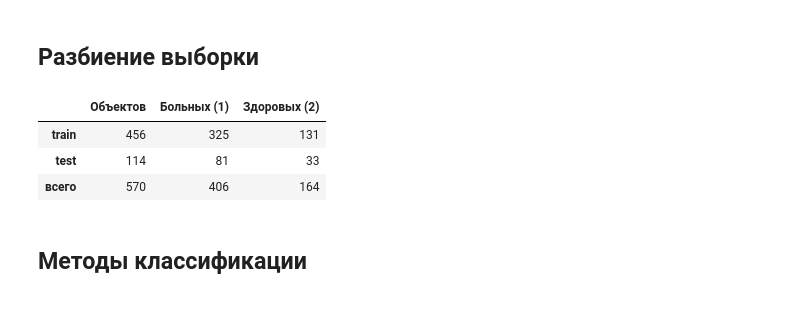
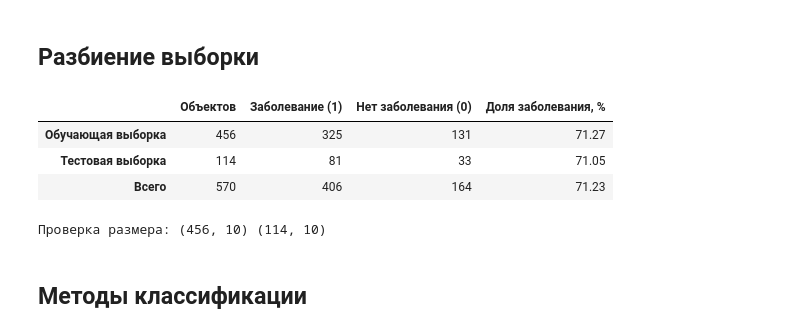
Before and after one commit to violllin/lab2_classification, a Jupyter notebook: lab2.ipynb, the cells around one changed output. Drawn from its saved outputs; the diff is of its cells as text; code cells hidden in the pictures.

```diff
--- a/lab2.ipynb
+++ b/lab2.ipynb
@@ -198,22 +276,25 @@ data['Gender'] = (data['Gender'] == 'Male').astype(int)
 # %% [markdown]
 ## Разбиение выборки
 # %%
-X = data.drop(columns='target')
-y = data['target']
+X_train, X_test, y_train, y_test = train_test_split(
+    X, y, test_size=0.20, random_state=SEED, stratify=y
+)
 
-X_train, X_test, y_train, y_test = train_test_split(X, y, test_size=0.2, stratify=y, random_state=SEED)
-
-summary = pd.DataFrame({
+split_summary = pd.DataFrame({
     'Объектов': [len(X_train), len(X_test), len(X)],
-    'Больных (1)': [int(y_train.sum()), int(y_test.sum()), int(y.sum())],
-    'Здоровых (2)': [int((1 - y_train).sum()), int((1 - y_test).sum()), int((1 - y).sum())]
-}, index=['train', 'test', 'всего'])
-summary
+    'Заболевание (1)': [int(y_train.sum()), int(y_test.sum()), int(y.sum())],
+    'Нет заболевания (0)': [int((y_train == 0).sum()), int((y_test == 0).sum()), int((y == 0).sum())],
+    'Доля заболевания, %': [100*y_train.mean(), 100*y_test.mean(), 100*y.mean()],
+}, index=['Обучающая выборка', 'Тестовая выборка', 'Всего']).round(2)
+display(split_summary)
+print('Проверка размера:', X_train.shape, X_test.shape)
+assert set(X_train.index).isdisjoint(set(X_test.index))
 # %% [output]
-|  | Объектов | Больных (1) | Здоровых (2) |
-| train | 456 | 325 | 131 |
-| test | 114 | 81 | 33 |
-| всего | 570 | 406 | 164 |
+|  | Объектов | Заболевание (1) | Нет заболевания (0) | Доля заболевания, % |
+| Обучающая выборка | 456 | 325 | 131 | 71.27 |
+| Тестовая выборка | 114 | 81 | 33 | 71.05 |
+| Всего | 570 | 406 | 164 | 71.23 |
+Проверка размера: (456, 10) (114, 10)
 # %% [markdown]
 ## Методы классификации
 # %% [markdown]
```
Also changed, not shown: parts of 21 cells of this notebook.
